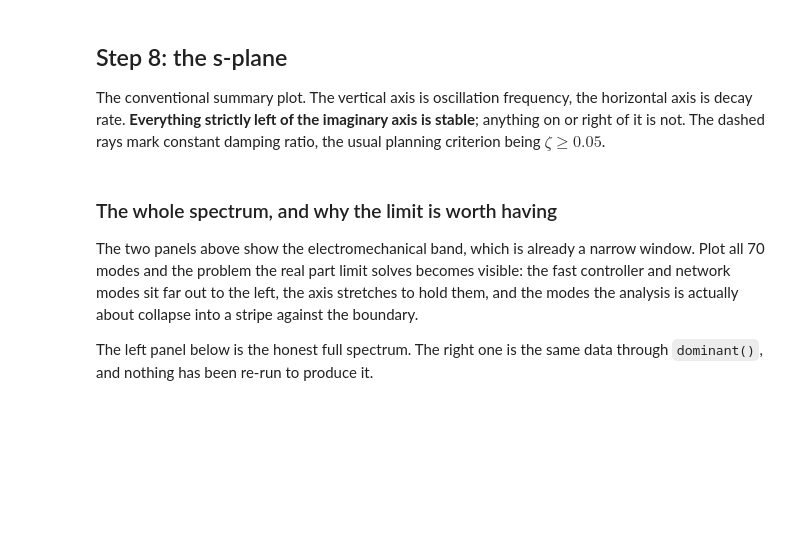
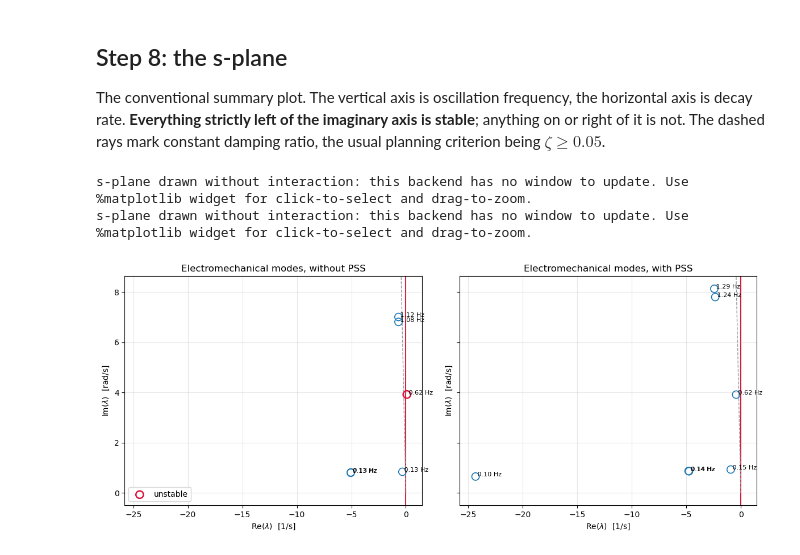
Before and after one commit to SPS-L/stepss-PyRAMSES, a Jupyter notebook: examples/eigenanalysis/kundur_small_signal.ipynb, the cells around one changed output. Drawn from its saved outputs; the diff is of its cells as text; code cells hidden in the pictures; blank space fills up the shorter version.

Commit message:
docs(ssa): drive the Kundur notebook through stepss.ssa

```diff
--- a/examples/eigenanalysis/kundur_small_signal.ipynb
+++ b/examples/eigenanalysis/kundur_small_signal.ipynb
@@ -471,47 +426,12 @@ is stable**; anything on or right of it is not. The dashed rays mark constant
 damping ratio, the usual planning criterion being $\zeta \geq 0.05$.
 # %%
 fig, axes = plt.subplots(1, 2, figsize=(12, 5), sharex=True, sharey=True)
-
-for ax, (tag, m) in zip(axes, (("without PSS", modes_nopss), ("with PSS", modes_pss))):
-    em = electromechanical(m)
-    ax.axvline(0.0, color="crimson", lw=1.5, zorder=1)        # the stability boundary
-    for z in (0.05, 0.10):                                     # constant-damping rays
-        ax.plot([0, -3], [0, 3 * np.sqrt(1 - z**2) / z], "--",
-                color="0.6", lw=1, zorder=1)
-    unstable = em["zeta"] < 0
-    # One circle per mode, crimson when that mode is unstable. Overplotting a
-    # cross marked the same modes twice over, in the part of the plot that is
-    # already the most crowded and the most worth reading closely.
-    ax.scatter(em["lam"].real, em["lam"].imag, s=90,
-               facecolors="none",
-               edgecolors=np.where(unstable, "crimson", "tab:blue"),
-               linewidths=np.where(unstable, 1.8, 1.2), zorder=3)
-    for i in range(len(em["index"])):
-        ax.annotate(" %.2f Hz" % em["freq"][i],
-                    (em["lam"][i].real, em["lam"][i].imag), fontsize=8)
-    if unstable.any():
-        # An empty scatter carrying the marker itself, so the key and the plot
-        # cannot come to disagree about what an unstable mode looks like.
-        ax.scatter([], [], s=90, facecolors="none", edgecolors="crimson",
-                   linewidths=1.8, label="unstable")
-        ax.legend(loc="lower left")
+for ax, (tag, res) in zip(axes, (("without PSS", res_nopss), ("with PSS", res_pss))):
+    res.electromechanical().splane(ax=ax)
     ax.set_title("Electromechanical modes, %s" % tag)
-    ax.set_xlabel(r"Re$(\lambda)$  [1/s]")
-    ax.grid(alpha=0.3)
-
-axes[0].set_ylabel(r"Im$(\lambda)$  [rad/s]")
-axes[0].set_xlim(-3.0, 0.5)
-axes[0].set_ylim(0, 9)
 plt.tight_layout()
 plt.show()
+# %% [output]
+s-plane drawn without interaction: this backend has no window to update. Use %matplotlib widget for click-to-select and drag-to-zoom.
+s-plane drawn without interaction: this backend has no window to update. Use %matplotlib widget for click-to-select and drag-to-zoom.
+[figure, added]
-# %% [markdown]
-### The whole spectrum, and why the limit is worth having
-
-The two panels above show the electromechanical band, which is already a
-narrow window. Plot all 70 modes and the problem the real part limit solves
-becomes visible: the fast controller and network modes sit far out to the left,
-the axis stretches to hold them, and the modes the analysis is actually about
-collapse into a stripe against the boundary.
-
-The left panel below is the honest full spectrum. The right one is the same
-data through `dominant()`, and nothing has been re-run to produce it.
```
Also changed, not shown: parts of 19 cells of this notebook, 1 other file.
